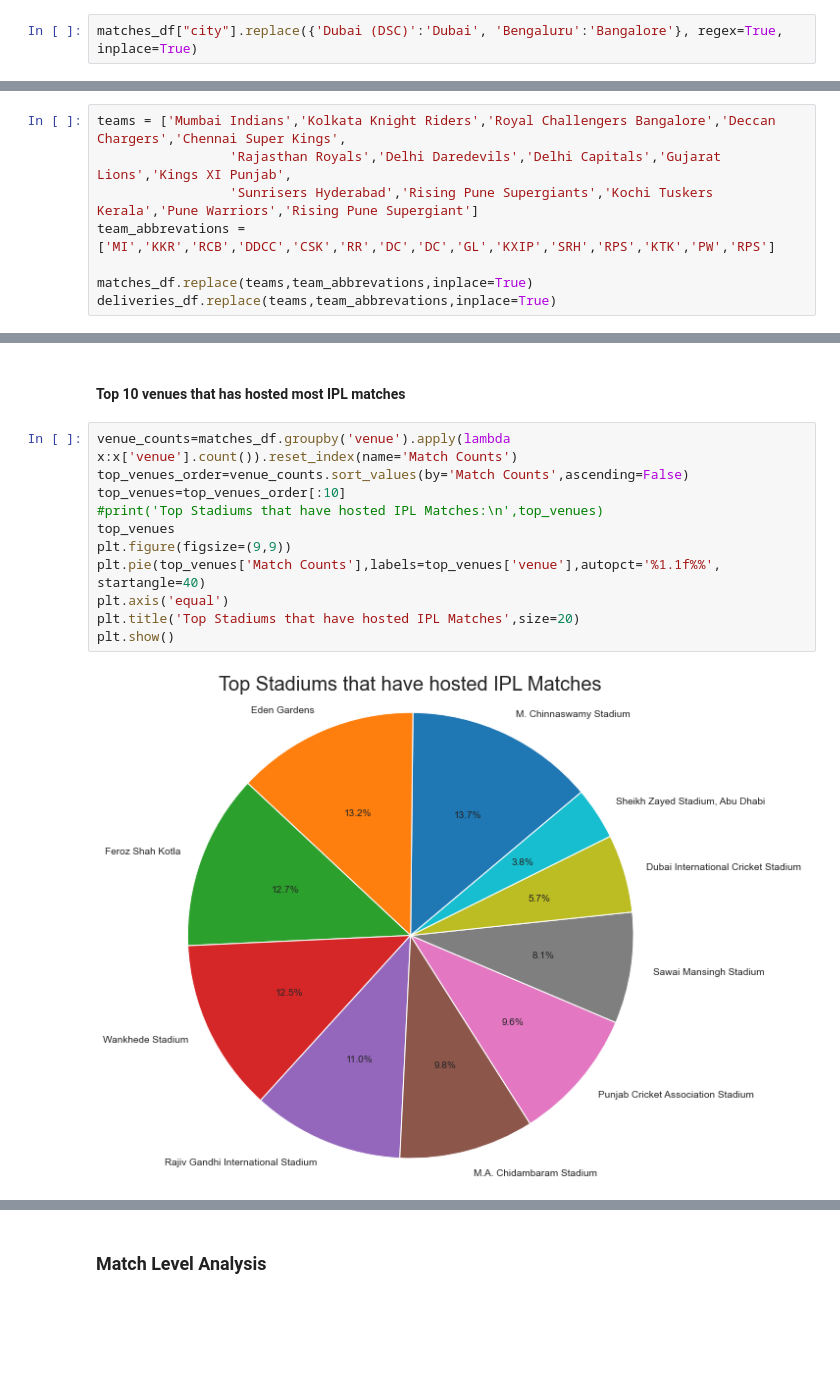
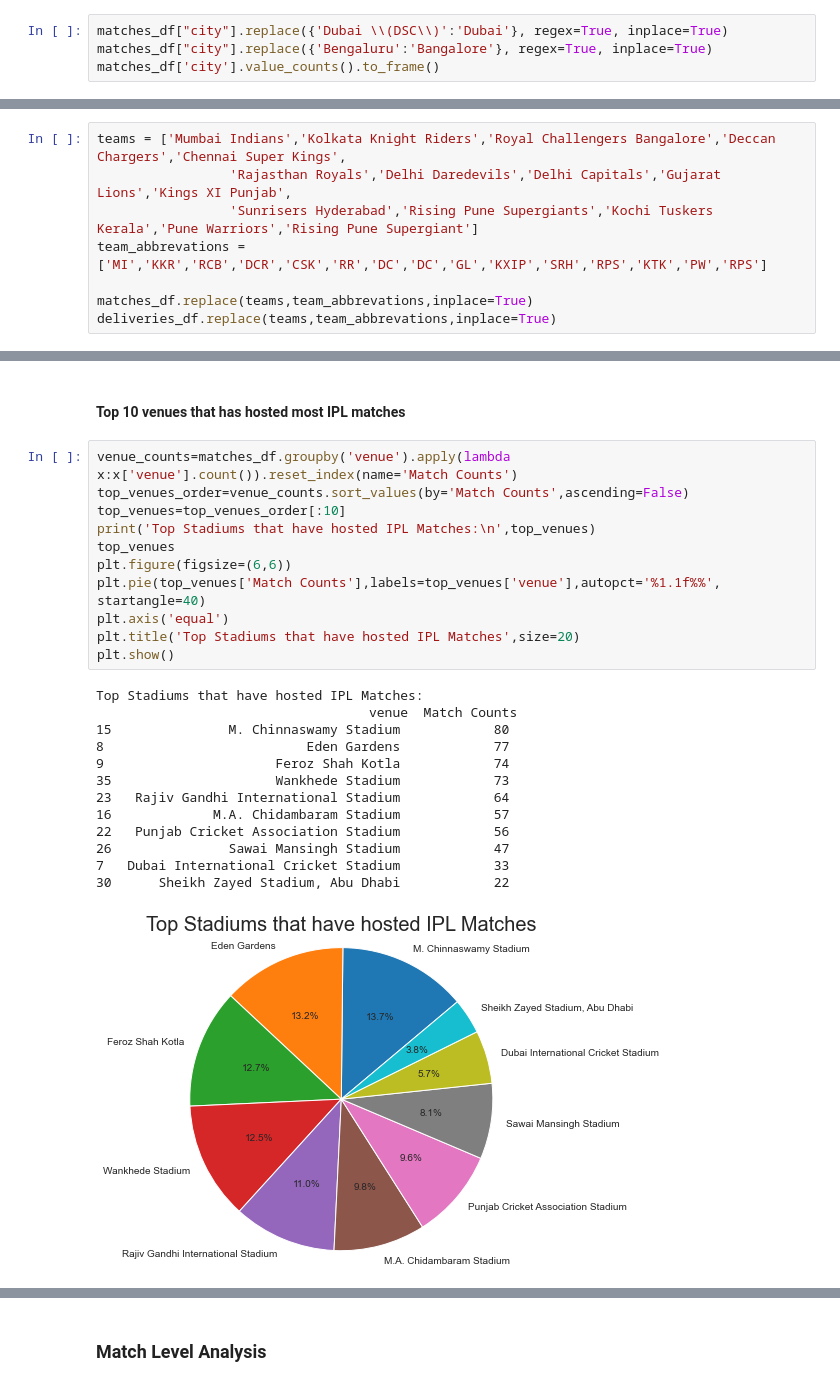
Before and after one commit to sayed-sajjad/IPL, a Jupyter notebook: Analysis of IPL.ipynb, the cells around one changed output, grey strips where cells are left out. Cells and saved outputs as stored; diff of their text form; blank space fills up the shorter version.

```diff
--- a/Analysis of IPL.ipynb
+++ b/Analysis of IPL.ipynb
@@ -395,4 +419,6 @@ matches_df['city'].value_counts().to_frame()
 | Nagpur | 3 |
 | Bloemfontein | 2 |
 # %%
-matches_df["city"].replace({'Dubai (DSC)':'Dubai', 'Bengaluru':'Bangalore'}, regex=True, inplace=True)
+matches_df["city"].replace({'Dubai \\(DSC\\)':'Dubai'}, regex=True, inplace=True)
+matches_df["city"].replace({'Bengaluru':'Bangalore'}, regex=True, inplace=True)
+matches_df['city'].value_counts().to_frame()
@@ -432,7 +496,7 @@ matches_df.venue.replace({'Feroz Shah Kotla Ground':'Feroz Shah Kotla',
 teams = ['Mumbai Indians','Kolkata Knight Riders','Royal Challengers Bangalore','Deccan Chargers','Chennai Super Kings',
                  'Rajasthan Royals','Delhi Daredevils','Delhi Capitals','Gujarat Lions','Kings XI Punjab',
                  'Sunrisers Hyderabad','Rising Pune Supergiants','Kochi Tuskers Kerala','Pune Warriors','Rising Pune Supergiant']
-team_abbrevations = ['MI','KKR','RCB','DDCC','CSK','RR','DC','DC','GL','KXIP','SRH','RPS','KTK','PW','RPS']
+team_abbrevations = ['MI','KKR','RCB','DCR','CSK','RR','DC','DC','GL','KXIP','SRH','RPS','KTK','PW','RPS']
 
 matches_df.replace(teams,team_abbrevations,inplace=True)
 deliveries_df.replace(teams,team_abbrevations,inplace=True)
@@ -569,16 +648,28 @@ Top 10 Cities that have hosted IPL Matches:
 # %%
 venue_counts=matches_df.groupby('venue').apply(lambda x:x['venue'].count()).reset_index(name='Match Counts')
 top_venues_order=venue_counts.sort_values(by='Match Counts',ascending=False)
 top_venues=top_venues_order[:10]
-#print('Top Stadiums that have hosted IPL Matches:\n',top_venues)
+print('Top Stadiums that have hosted IPL Matches:\n',top_venues)
 top_venues
-plt.figure(figsize=(9,9))
+plt.figure(figsize=(6,6))
 plt.pie(top_venues['Match Counts'],labels=top_venues['venue'],autopct='%1.1f%%', startangle=40)
 plt.axis('equal')
 plt.title('Top Stadiums that have hosted IPL Matches',size=20)
 plt.show()
 # %% [output]
+Top Stadiums that have hosted IPL Matches:
+                                   venue  Match Counts
+15               M. Chinnaswamy Stadium            80
+8                          Eden Gardens            77
+9                      Feroz Shah Kotla            74
+35                     Wankhede Stadium            73
+23   Rajiv Gandhi International Stadium            64
+16             M.A. Chidambaram Stadium            57
+22   Punjab Cricket Association Stadium            56
+26               Sawai Mansingh Stadium            47
+7   Dubai International Cricket Stadium            33
+30      Sheikh Zayed Stadium, Abu Dhabi            22
-[figure, old version]
+[figure, new version]
 # %% [markdown]
 **Observation** The M. Chinnaswamy Stadium is a cricket stadium located in Bangalore, Karnataka and has also been a Home ground for the Royal Challengers Bangalore team in IPL from 2008 - to date and it has hosted the most number of IPL matches.
 
```
Also changed, not shown: parts of 20 cells of this notebook, 2 other files.
